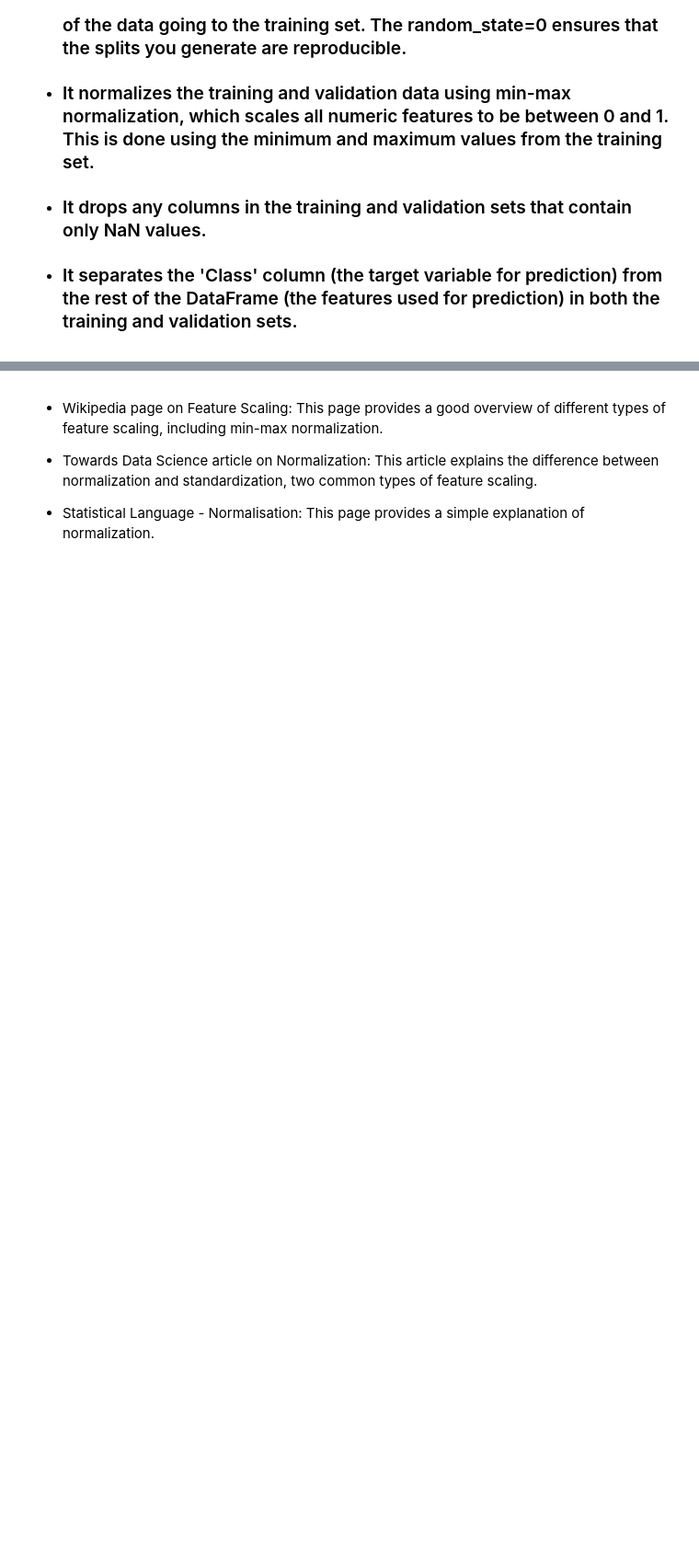
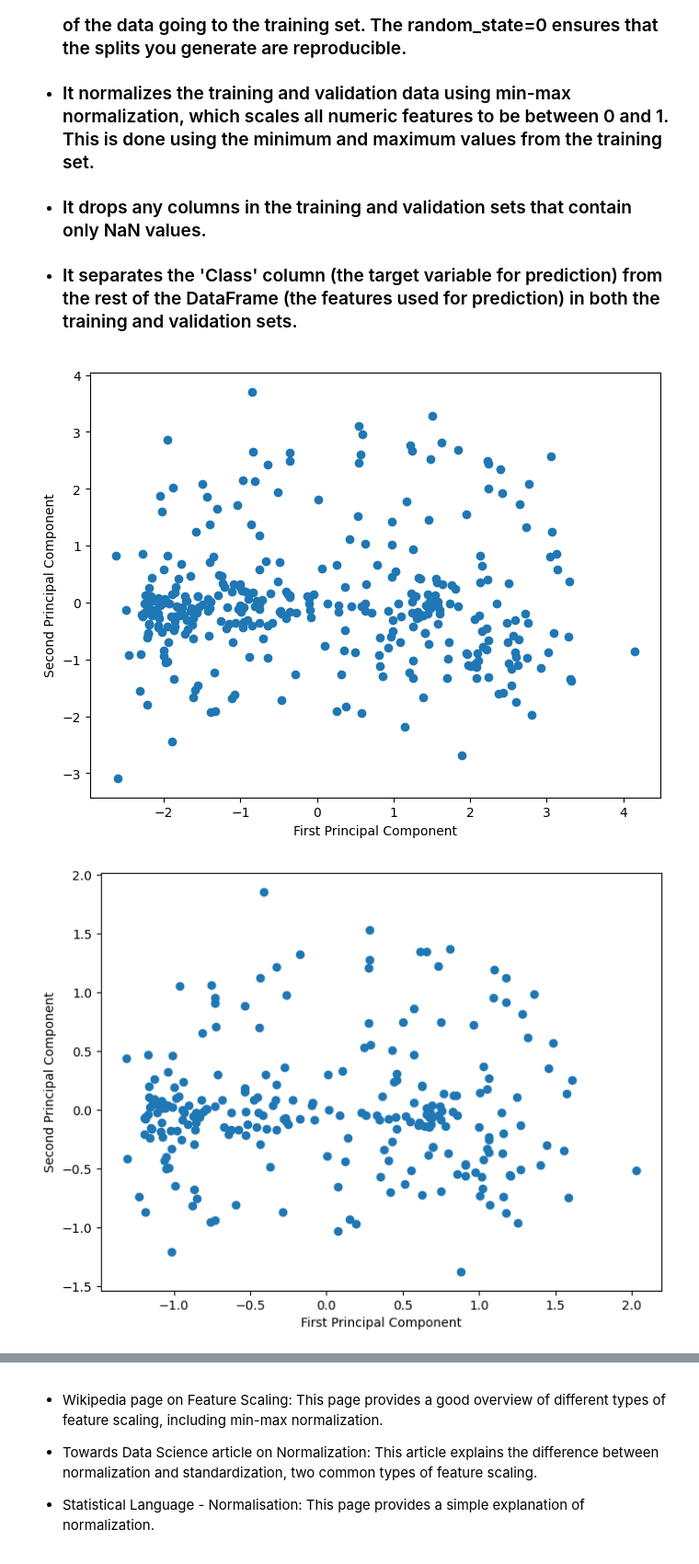
Before and after one commit to M7tnj/DL_fall2022, a Jupyter notebook: Deep Learning/week_6/BC.ipynb, the cells around one changed output, grey strips where cells are left out. Shown at 92% size. Drawn from its saved outputs; the diff is of its cells as text; code cells hidden in the pictures; blank space fills up the shorter version.

```diff
--- a/Deep Learning/week_6/BC.ipynb
+++ b/Deep Learning/week_6/BC.ipynb
@@ -63,21 +63,64 @@ This code is performing several steps of data preprocessing on a pandas DataFram
 # %%
 
 
 df = ion.copy()
 df['Class'] = df['Class'].map({'good': 0, 'bad': 1})
 
 df_train = df.sample(frac=0.7, random_state=0)
 df_valid = df.drop(df_train.index)
+
+from sklearn.decomposition import PCA
+import matplotlib.pyplot as plt
+
+pca = PCA(n_components=2)
+principalComponents = pca.fit_transform(df)
+
+plt.figure(figsize=(8,6))
+plt.scatter(principalComponents[:,0], principalComponents[:,1])
+plt.xlabel('First Principal Component')
+plt.ylabel('Second Principal Component')
+plt.show()
+
 
 max_ = df_train.max(axis=0)
 min_ = df_train.min(axis=0)
 
 df_train = (df_train - min_) / (max_ - min_)
 df_valid = (df_valid - min_) / (max_ - min_)
 df_train.dropna(axis=1, inplace=True) # drop the empty feature in column 2
 df_valid.dropna(axis=1, inplace=True)
 
 X_train = df_train.drop('Class', axis=1)
 X_valid = df_valid.drop('Class', axis=1)
 y_train = df_train['Class']
 y_valid = df_valid['Class']
+
+df_train = df_train.drop(df.columns[-1], axis=1)
+
+
+pca = PCA(n_components=2)
+principalComponents = pca.fit_transform(df_train)
+
+plt.figure(figsize=(8,6))
+plt.scatter(principalComponents[:,0], principalComponents[:,1])
+plt.xlabel('First Principal Component')
+plt.ylabel('Second Principal Component')
+plt.show()
+
+Q1 = df_train.quantile(0.25)
+Q3 = df_train.quantile(0.75)
+IQR = Q3 - Q1
+
+df_train_clean = df_train[~((df_train < (Q1 - 1.5 * IQR)) |(df_train > (Q3 + 1.5 * IQR))).any(axis=1)]
+
+pca = PCA(n_components=2)
+principalComponents = pca.fit_transform(df_train_clean)
+
+plt.figure(figsize=(8,6))
+plt.scatter(principalComponents[:,0], principalComponents[:,1])
+plt.xlabel('First Principal Component')
+plt.ylabel('Second Principal Component')
+plt.show()
+# %% [output]
+[figure, added]
+[figure, added]
```
Also changed, not shown: parts of 4 cells of this notebook.
